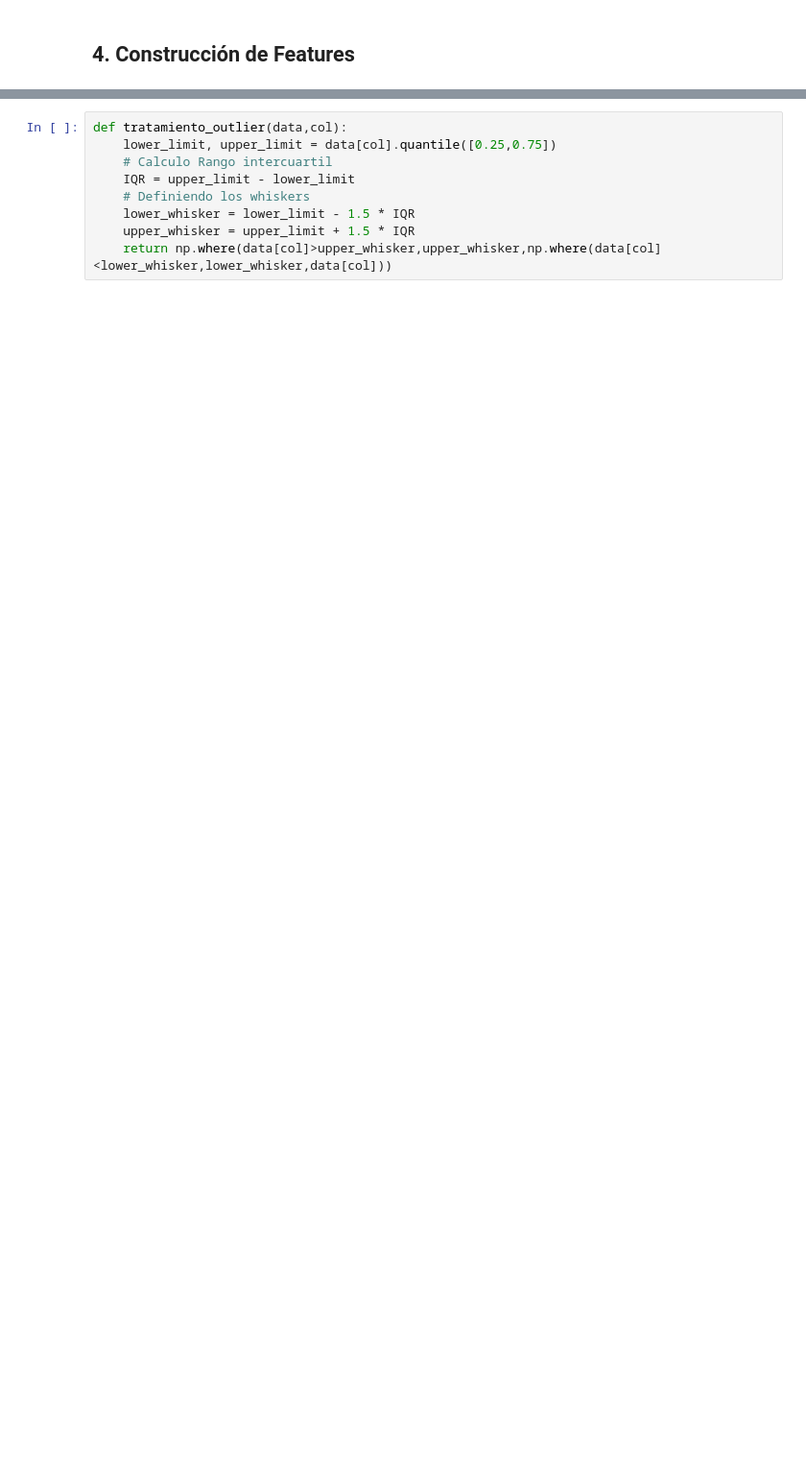
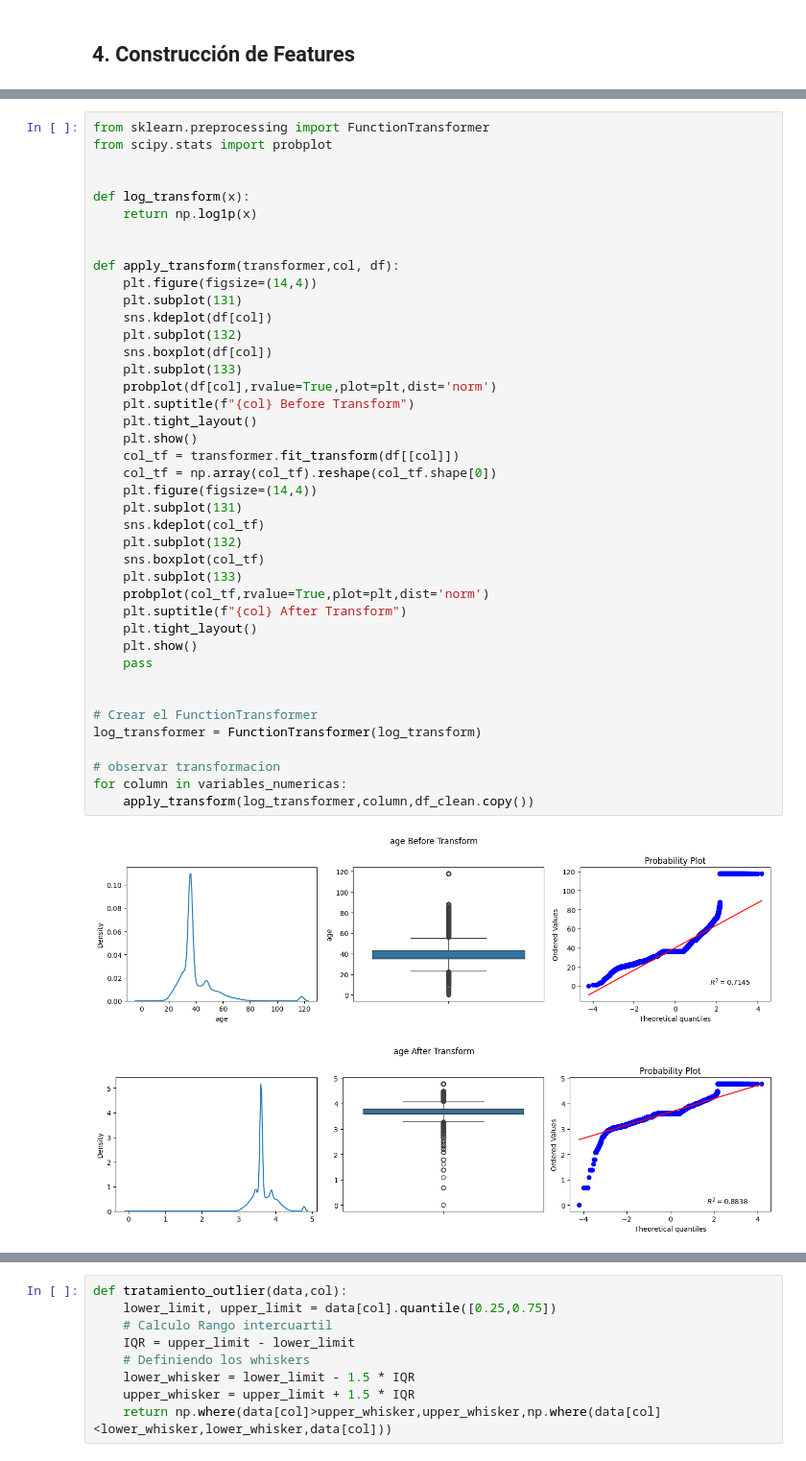
Before and after one commit to gdelgador/MineriaDatos, a Jupyter notebook: Actividad1.ipynb, the cells around one changed output, grey strips where cells are left out. Shown at 96% size. Drawn from its saved outputs; the diff is of its cells as text; blank space fills up the shorter version.

```diff
--- a/Actividad1.ipynb
+++ b/Actividad1.ipynb
@@ -385,0 +392,44 @@ plt.tight_layout()
+# %%
+from sklearn.preprocessing import FunctionTransformer
+from scipy.stats import probplot
+
+
+def log_transform(x):
+    return np.log1p(x)
+
+
+def apply_transform(transformer,col, df):
+    plt.figure(figsize=(14,4))
+    plt.subplot(131)
+    sns.kdeplot(df[col])
+    plt.subplot(132)
+    sns.boxplot(df[col])
+    plt.subplot(133)
+    probplot(df[col],rvalue=True,plot=plt,dist='norm')
+    plt.suptitle(f"{col} Before Transform")
+    plt.tight_layout()
+    plt.show()
+    col_tf = transformer.fit_transform(df[[col]])
+    col_tf = np.array(col_tf).reshape(col_tf.shape[0])
+    plt.figure(figsize=(14,4))
+    plt.subplot(131)
+    sns.kdeplot(col_tf)
+    plt.subplot(132)
+    sns.boxplot(col_tf)
+    plt.subplot(133)
+    probplot(col_tf,rvalue=True,plot=plt,dist='norm')
+    plt.suptitle(f"{col} After Transform")
+    plt.tight_layout()
+    plt.show()
+    pass
+
+
+# Crear el FunctionTransformer
+log_transformer = FunctionTransformer(log_transform)
+
+# observar transformacion
+for column in variables_numericas:
+    apply_transform(log_transformer,column,df_clean.copy())
+# %% [output]
+[figure, added]
+[figure, added]
```
Also changed, not shown: parts of 31 cells of this notebook, 1 other file.
